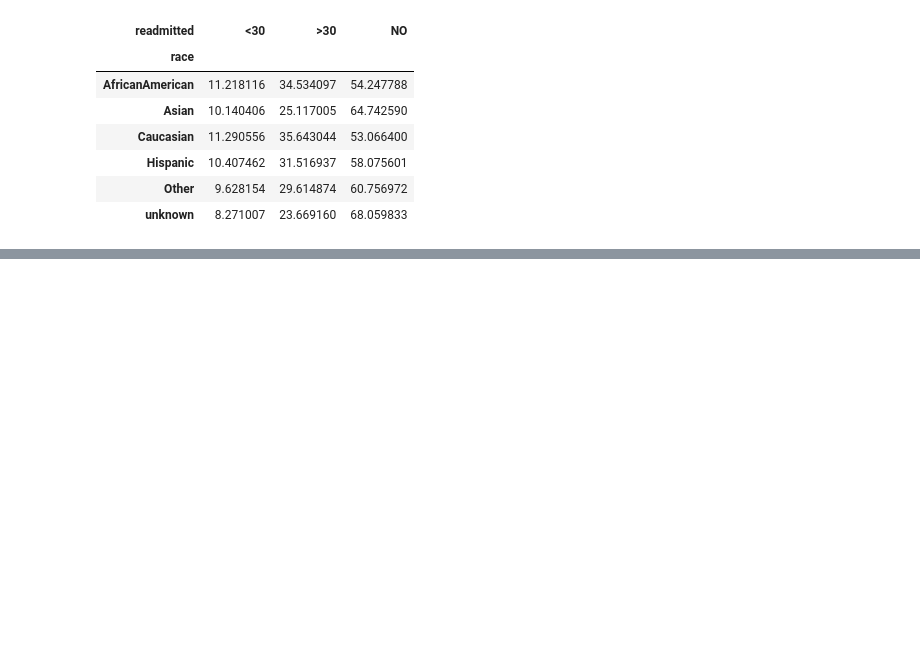
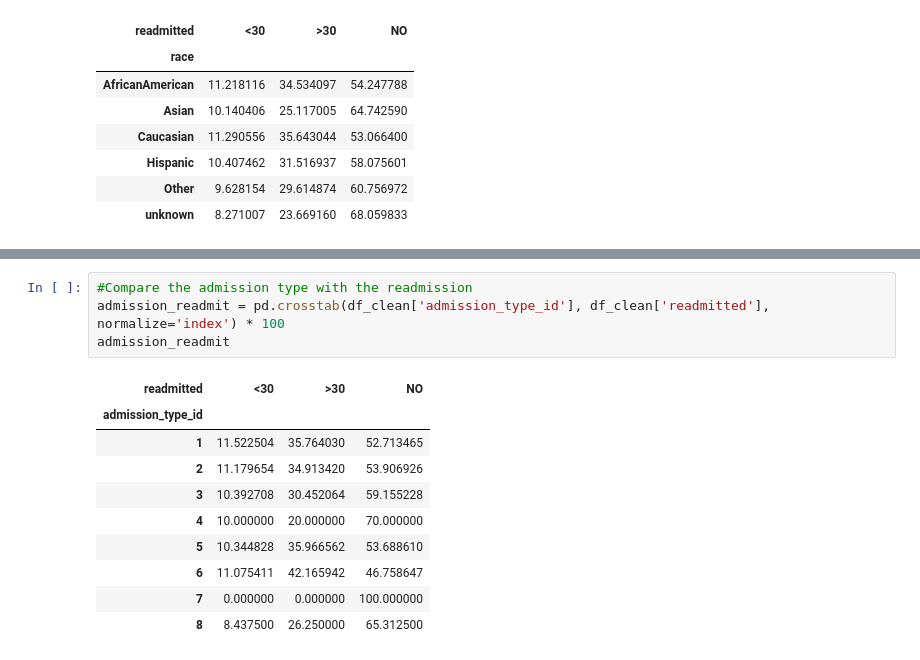
Before and after one commit to EduardoYaguar/act1_2p_si_eda_2_25_yaguar, a Jupyter notebook: act1_2p_si_eda_2_25_yaguar.ipynb, the cells around one changed output, grey strips where cells are left out. Saved outputs shown, nothing was run; the diff lists cells and outputs as text; blank space fills up the shorter version.

```diff
--- a/act1_2p_si_eda_2_25_yaguar.ipynb
+++ b/act1_2p_si_eda_2_25_yaguar.ipynb
@@ -444,0 +502,15 @@ race_readmit
+# %%
+#Compare the admission type with the readmission
+admission_readmit = pd.crosstab(df_clean['admission_type_id'], df_clean['readmitted'], normalize='index') * 100
+admission_readmit
+# %% [output]
+| readmitted | <30 | >30 | NO |
+| admission_type_id |  |  |  |
+| 1 | 11.522504 | 35.764030 | 52.713465 |
+| 2 | 11.179654 | 34.913420 | 53.906926 |
+| 3 | 10.392708 | 30.452064 | 59.155228 |
+| 4 | 10.000000 | 20.000000 | 70.000000 |
+| 5 | 10.344828 | 35.966562 | 53.688610 |
+| 6 | 11.075411 | 42.165942 | 46.758647 |
+| 7 | 0.000000 | 0.000000 | 100.000000 |
+| 8 | 8.437500 | 26.250000 | 65.312500 |
```
Also changed, not shown: parts of 4 cells of this notebook.
